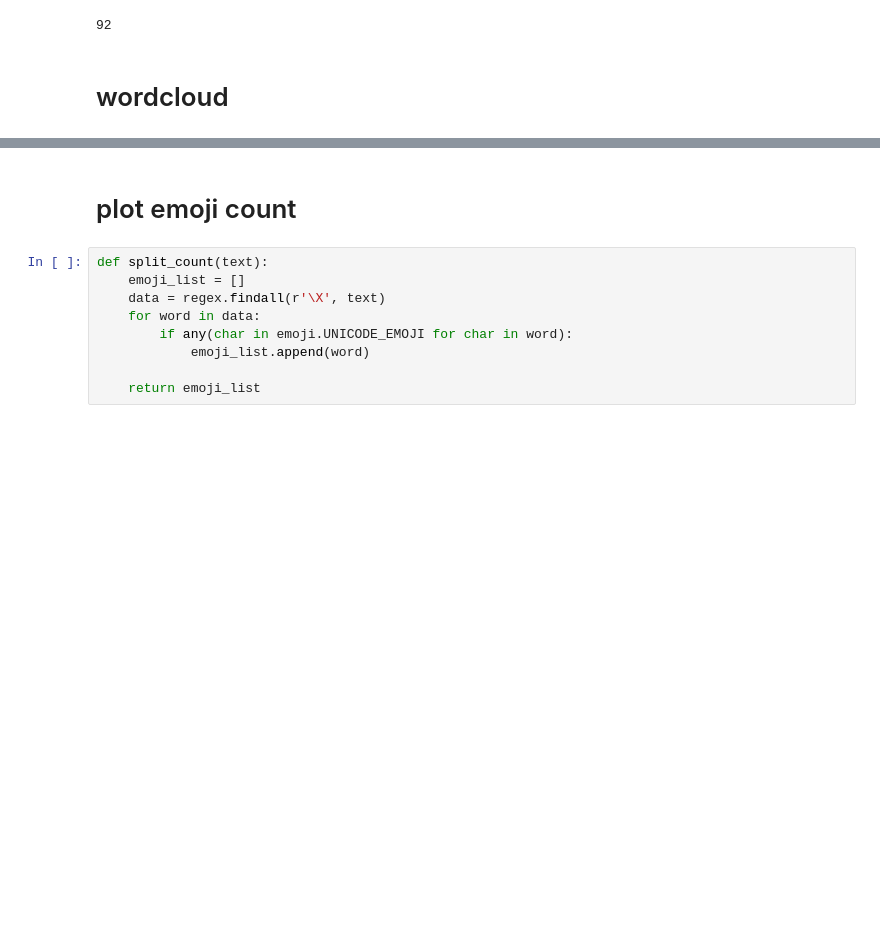
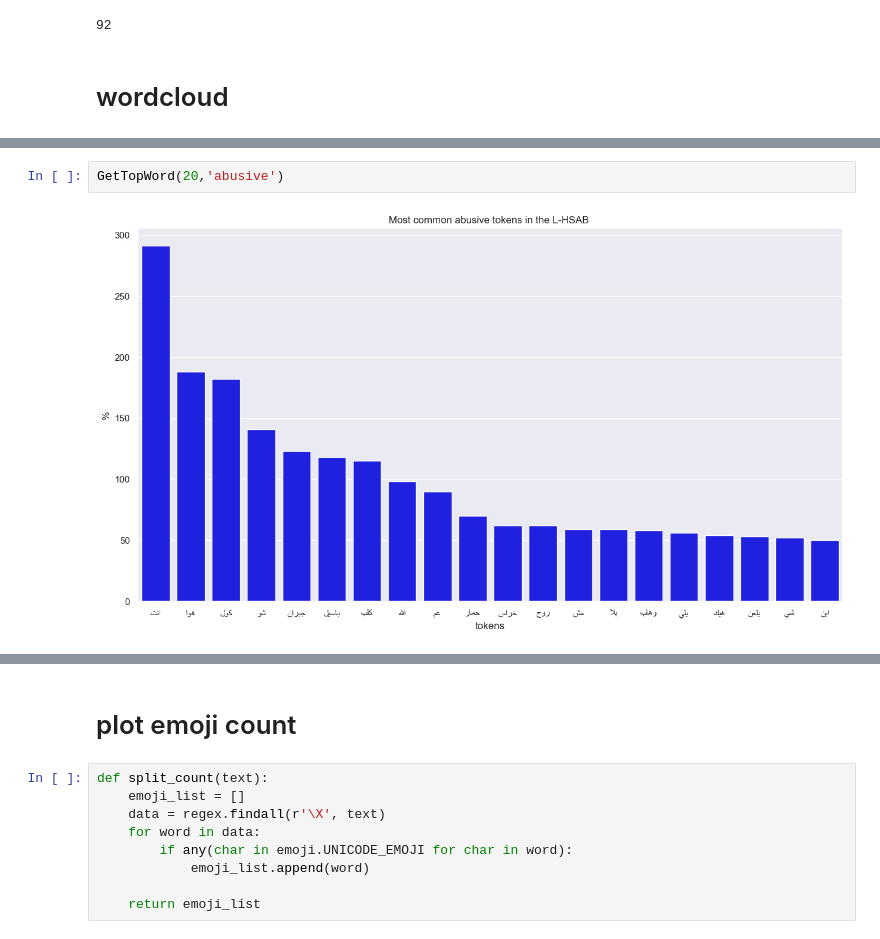
Before and after one commit to rabeeqasem/arabic_sent_aanalysis, a Jupyter notebook: EDA/L_HSAB_eda.ipynb, the cells around one changed output, grey strips where cells are left out. Saved outputs shown, nothing was run; the diff lists cells and outputs as text; blank space fills up the shorter version.

```diff
--- a/EDA/L_HSAB_eda.ipynb
+++ b/EDA/L_HSAB_eda.ipynb
@@ -99,0 +194,4 @@ plt.show()
+# %%
+GetTopWord(20,'abusive')
+# %% [output]
+[figure, added]
```
Also changed, not shown: parts of 21 cells of this notebook.
